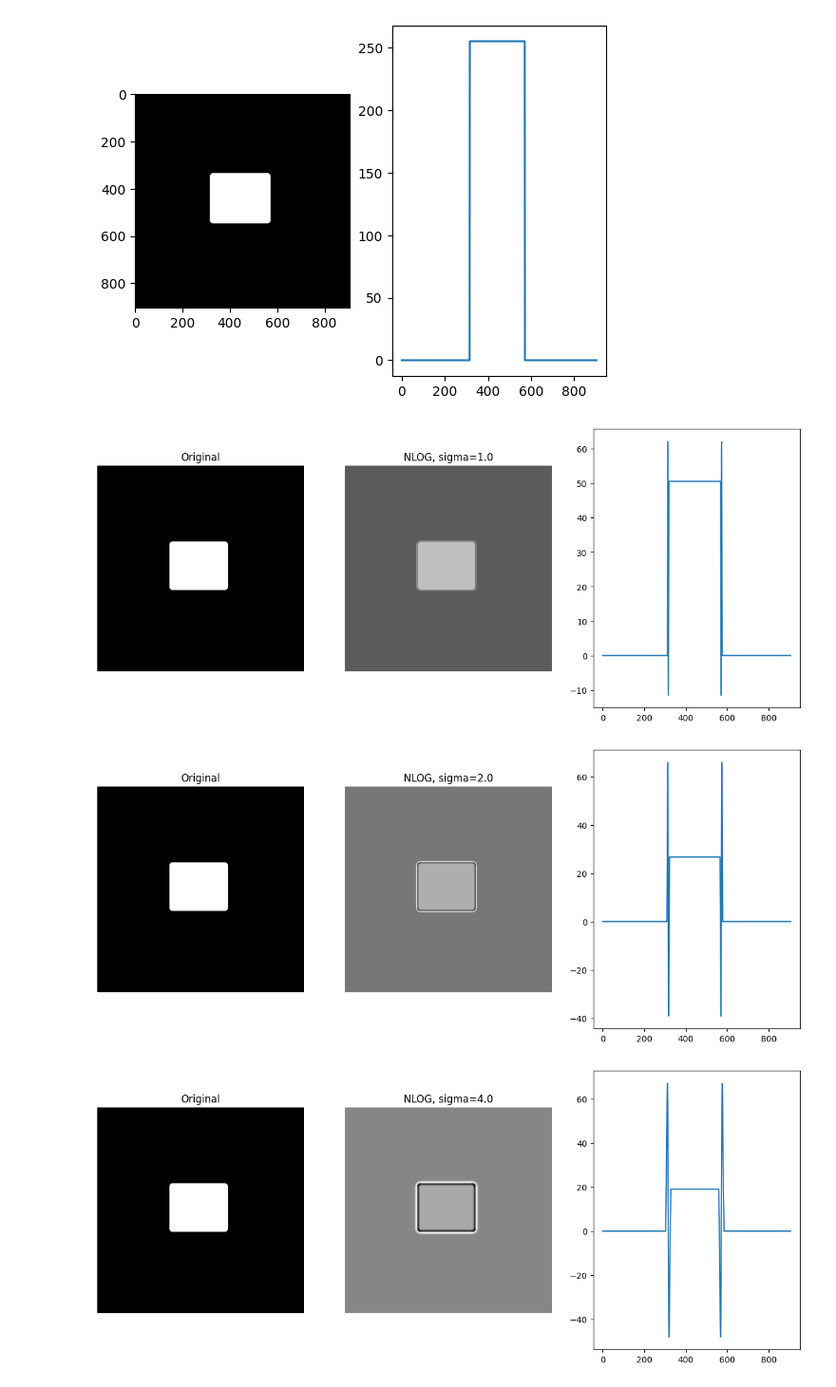
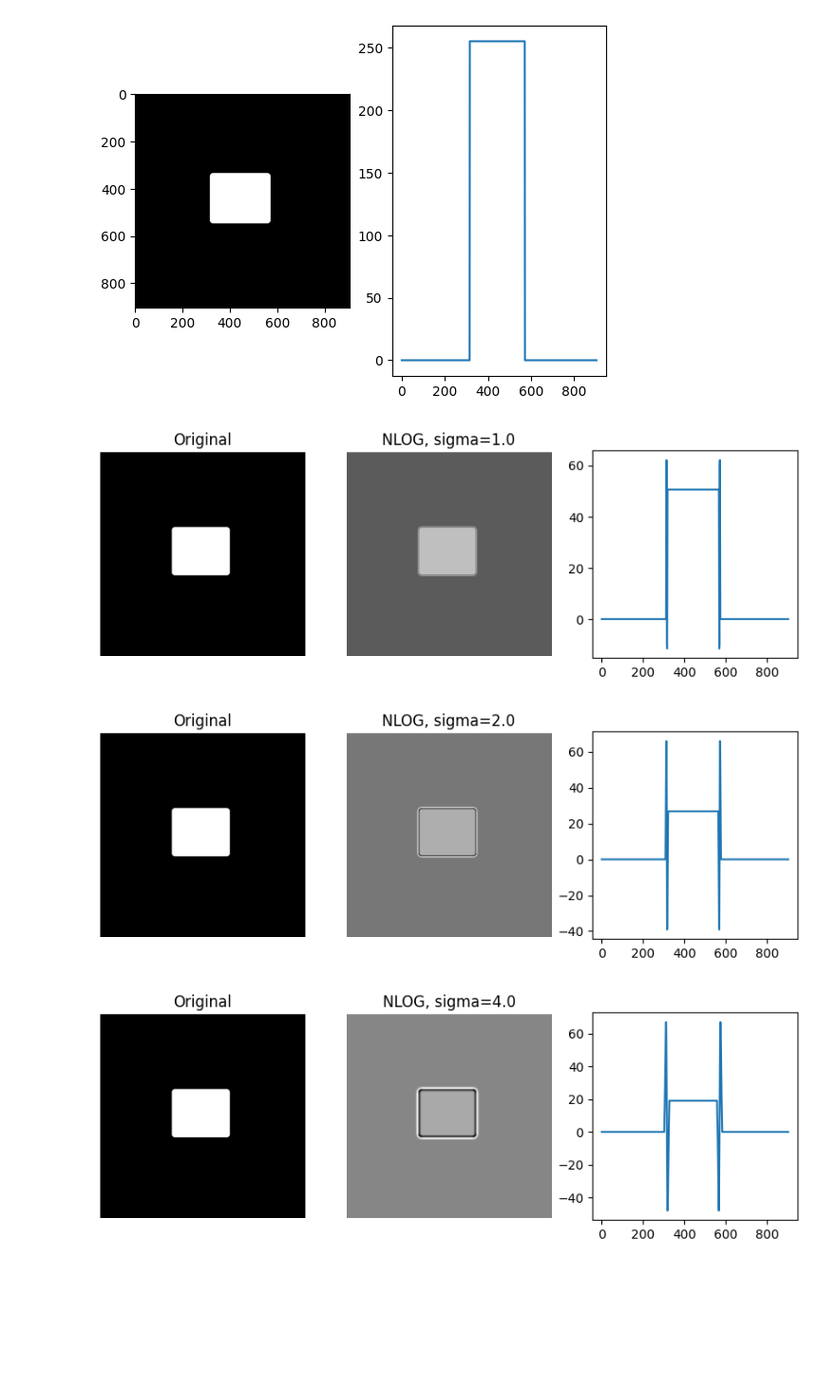
Before and after one commit to tsultan16/Computer_Vision, a Jupyter notebook: feature_detection/blob_detection.ipynb, the cells around one changed output. Shown at 95% size. Saved outputs shown, nothing was run; the diff lists cells and outputs as text; code cells hidden in the pictures; blank space fills up the shorter version.

```diff
--- a/feature_detection/blob_detection.ipynb
+++ b/feature_detection/blob_detection.ipynb
@@ -56,28 +38,29 @@ plt.show()
 # %%
 # apply NLOG to the image with different sigma values
 sigmas = [1.0, 2.0, 4.0, 16.0, 32.0, 64.0, 128.0, 256.0]
-
+NLOG_stack = []
 for sigma in sigmas:
 
     filter = LOG_filter(sigma=sigma, normalize=True)
     img_log =  cv2.filter2D(img, -1, filter, cv2.CV_64F)
+    NLOG_stack.append(img_log)
 
-    plt.figure(figsize=(15,6))
+    plt.figure(figsize=(10,3))
 
     plt.subplot(1,3,1)
     plt.imshow(img, cmap='gray')
     plt.title('Original')
     plt.axis('off')
 
     plt.subplot(1,3,2)
     plt.imshow(img_log, cmap='gray')
     plt.title('NLOG, sigma='+str(sigma))
     plt.axis('off')
 
     plt.subplot(1,3,3)
     plt.plot(img_log[450,:])
     plt.show()
 # %% [output]
-[figure, old version]
+[figure, new version]
-[figure, old version]
+[figure, new version]
-[figure, old version]
+[figure, new version]
```
Also changed, not shown: parts of 9 cells of this notebook.
